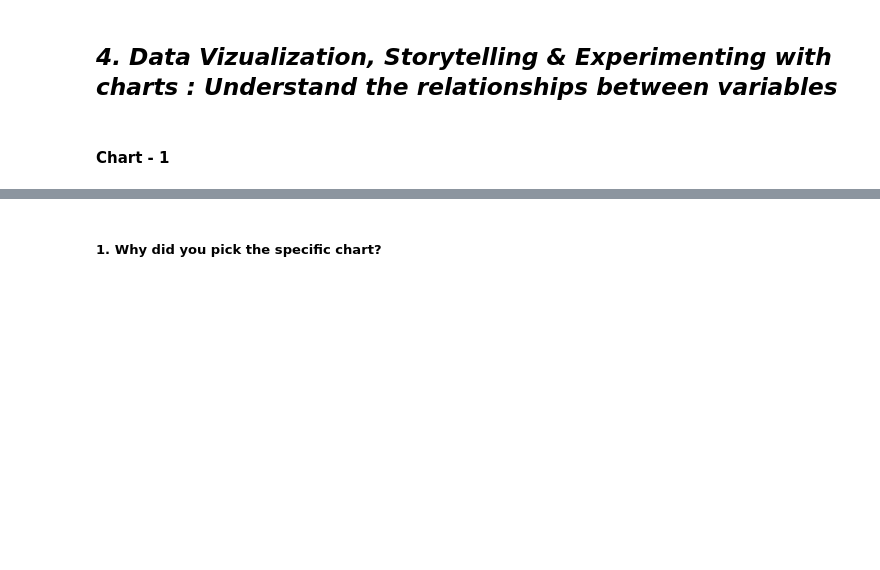
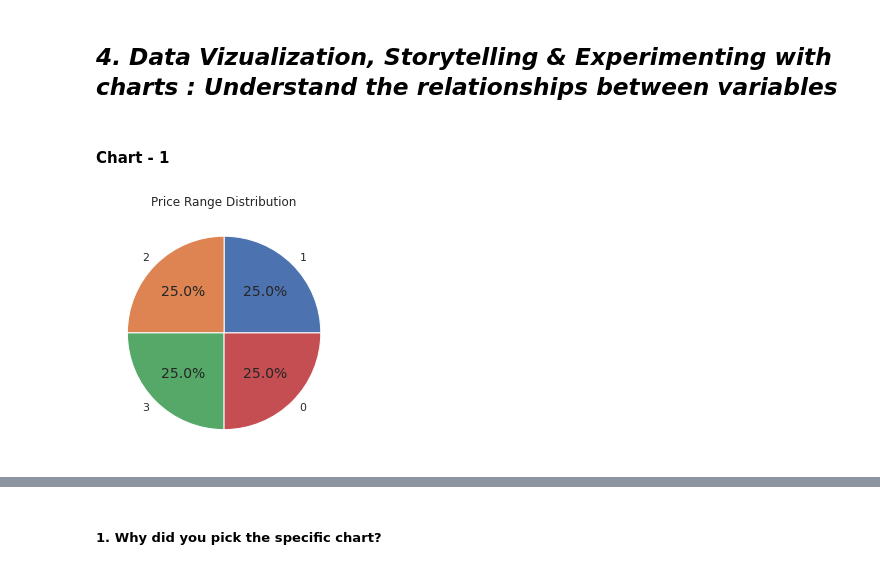
Before and after one commit to rajathAgalkote/MobilePriceRangePrediction_ML_classifier, a Jupyter notebook: Rajathadri_ML_Classifier_MobilePriceRangePrediction.ipynb, the cells around one changed output, grey strips where cells are left out. Cells and saved outputs as stored; diff of their text form; code cells hidden in the pictures; blank space fills up the shorter version.

```diff
--- a/Rajathadri_ML_Classifier_MobilePriceRangePrediction.ipynb
+++ b/Rajathadri_ML_Classifier_MobilePriceRangePrediction.ipynb
@@ -147,3 +149,10 @@ Successfully installed shap-0.40.0 slicer-0.0.7
+# %%
+sns.set_style('darkgrid')
+plt.rcParams['font.size'] = 14
+plt.rcParams['figure.figsize'] = (7,4)
+plt.rcParams['figure.facecolor'] = '#00000000'
+plt.rcParams['image.cmap'] = 'rocket'
+plt.rcParams["figure.autolayout"] = True
 # %%
 # Ignoring all warnings
 
@@ -400,0 +427,8 @@ Unique values for price_range: [1 2 3 0]
+# %%
+# Assigning mean values to the entries with 0
+
+sc_w_mean = df.sc_w.mean()
+px_height_mean = df.px_height.mean()
+
+df.sc_w = np.where(df.sc_w == 0, sc_w_mean, df.sc_w)
+df.px_height = np.where(df.px_height == 0, px_height_mean, df.px_height)
@@ -410,0 +478,7 @@ Answer Here.
+# %%
+price_counts = df['price_range'].value_counts()
+plt.pie(price_counts, labels=price_counts.index, autopct='%1.1f%%')
+plt.title('Price Range Distribution')
+plt.show()
+# %% [output]
+[figure, added]
```
Also changed, not shown: parts of 20 cells of this notebook.
